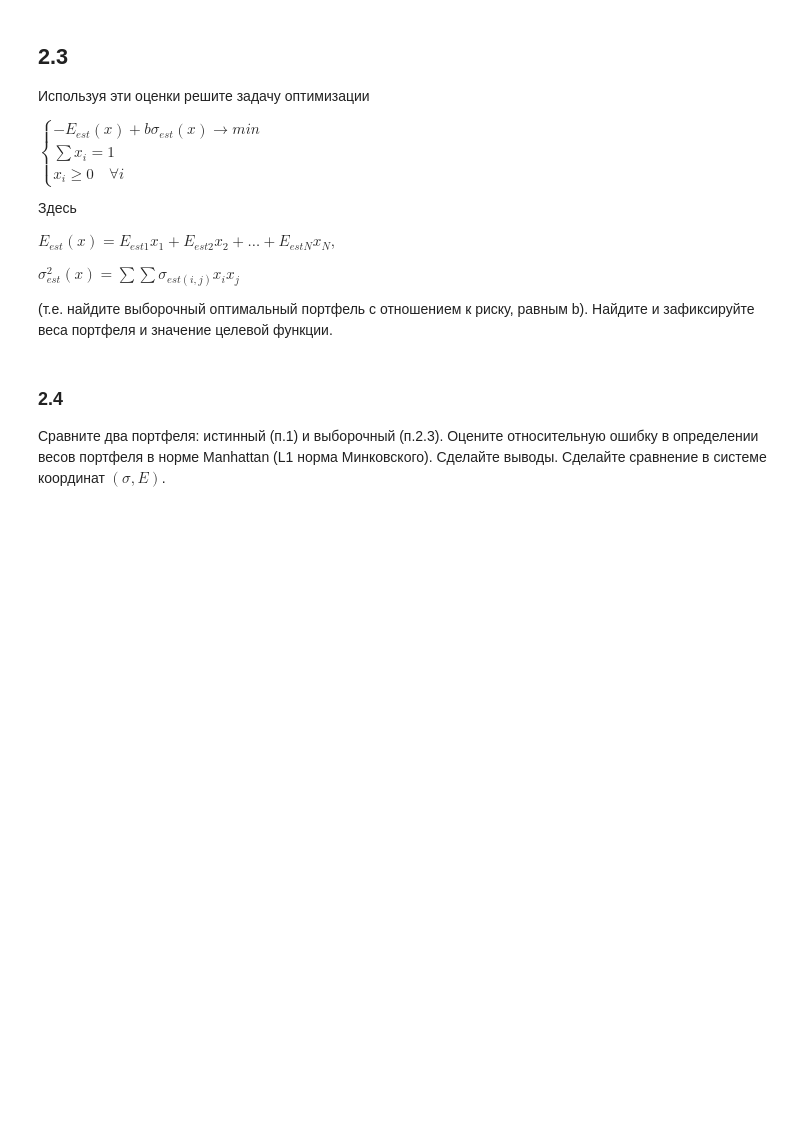
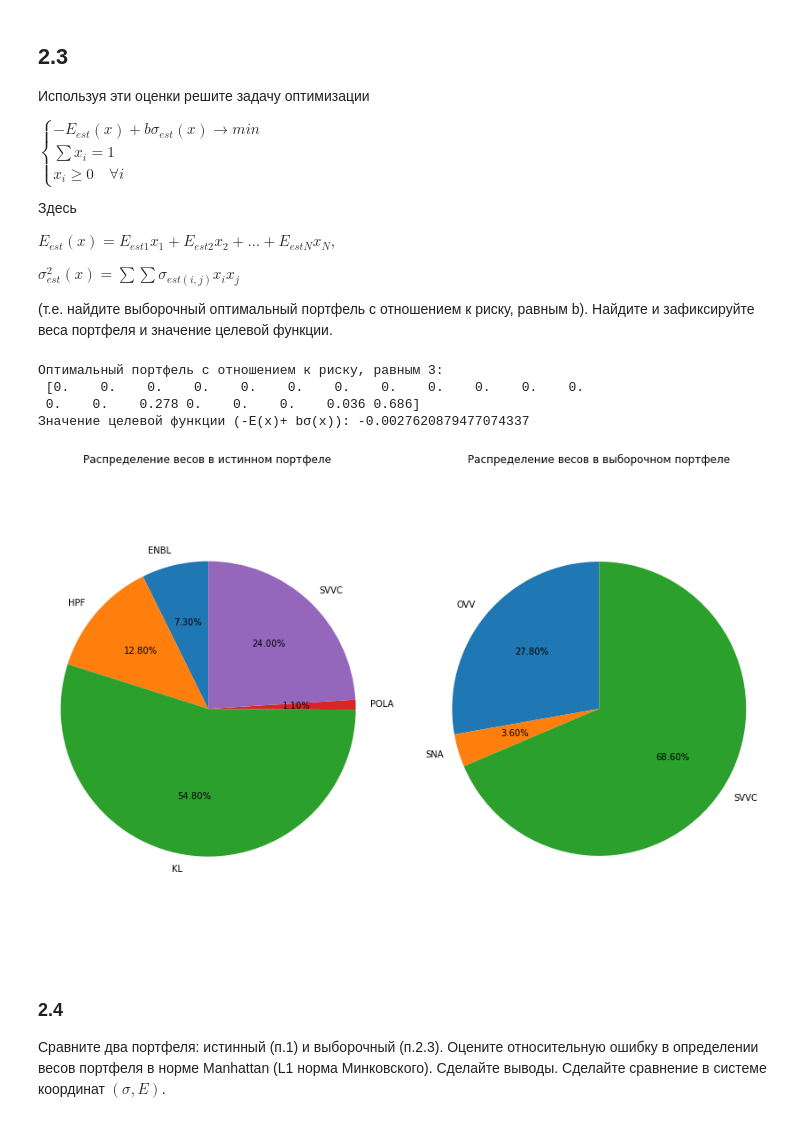
Before and after one commit to dselivanovskaya/Finance-operations-research-lab-3, a Jupyter notebook: lab-3.ipynb, the cells around one changed output. Cells and saved outputs as stored; diff of their text form; code cells hidden in the pictures; blank space fills up the shorter version.

```diff
--- a/lab-3.ipynb
+++ b/lab-3.ipynb
@@ -290,3 +330,10 @@ print(f"Значение целевой функции (-E(x)+ bσ(x)): {opt_uti
 # %% [markdown]
 ### 2.1
 Задайте число наблюдений $T=30$. С помощью генератора многомерного нормального распределения создайте выборку размера $Т$ из нормального распределения с вектором математических ожиданий $E=(E_1, E_2, …, E_N)$ и матрицей ковариаций $(\sigma_i, \sigma_j)$.
+# %%
+T = 30
+
+np.random.seed(69)
+r_sample30 = np.random.multivariate_normal(means.to_numpy(dtype=float).T[0], cov_mat.to_numpy(dtype=float), size=T)
+r_sample30 = pd.DataFrame(data = random_sample30, columns=tickers20)
+# r_sample30 is a random sample of 30 items
@@ -293,3 +360,6 @@ print(f"Значение целевой функции (-E(x)+ bσ(x)): {opt_uti
 # %% [markdown]
 ### 2.2.
 По построенной выборке сделайте оценку $E_{est}$ вектора математических ожиданий и оценку $(\sigma_{esti}, \sigma_j)$ матрицы ковариаций.
+# %%
+r_sample30_means = calc_sample_means(r_sample30)
+r_sample30_cov_mat = calc_sample_cov(r_sample30, r_sample30_means, verbose=True)
@@ -310,6 +382,46 @@ $E_{est}(x)= E_{est1}x_1+ E_{est2}x_2+…+ E_{estN}x_N ,$
 $\sigma_{est}^2(x) =\sum\sum \sigma_{est (i, j)} x_ix_j$
 
 (т.е. найдите выборочный оптимальный портфель с отношением к риску, равным b). Найдите и зафиксируйте веса портфеля и значение целевой функции.
+# %%
+b = 3
+x_opt_r_sample30, utility_function_opt_r_sample30 = find_optimal_portfolio(calc_utility_function,
+                                                     (r_sample30_means, r_sample30_cov_mat, b),
+                                                     n_stocks=r_sample30_means.shape[0],
+                                                     decimals=3,
+                                                     short_sales=False)
+
+print(f"Оптимальный портфель с отношением к риску, равным {b}: \n {x_opt_r_sample30}")
+print(f"Значение целевой функции (-E(x)+ bσ(x)): {utility_function_opt_r_sample30}")
+
+# pie plot
+fig, axs = plt.subplots(1, 2, figsize=(10, 10))
+
+axs[0].pie(x_opt[np.where(x_opt != 0)],
+        labels=tickers20[np.where(x_opt != 0)],
+        autopct='%.2f%%',
+        #shadow=True,
+        startangle=90)
+axs[0].axis('equal')
+axs[0].set_title("Распределение весов в истинном портфеле")
+
+axs[1].pie(x_opt_r_sample30[np.where(x_opt_r_sample30 != 0)],
+        labels=tickers20[np.where(x_opt_r_sample30 != 0)],
+        autopct='%.2f%%',
+        #shadow=True,
+        startangle=90)
+axs[1].axis('equal')
+axs[1].set_title("Распределение весов в выборочном портфеле")
+
+
+plt.subplots_adjust(right=1.25)
+#plt.title("Сравнение истинного и выборочного портфелей")
+plt.show()
+# %% [output]
+Оптимальный портфель с отношением к риску, равным 3:
+ [0.    0.    0.    0.    0.    0.    0.    0.    0.    0.    0.    0.
+ 0.    0.    0.278 0.    0.    0.    0.036 0.686]
+Значение целевой функции (-E(x)+ bσ(x)): -0.0027620879477074337
+[figure, added]
 # %% [markdown]
 ### 2.4
 Сравните два портфеля: истинный (п.1) и выборочный (п.2.3). Оцените относительную ошибку в определении весов портфеля в норме Manhattan (L1 норма Минковского). Сделайте выводы. Сделайте сравнение в системе координат $(\sigma, E)$.
```
Also changed, not shown: parts of 6 cells of this notebook.
